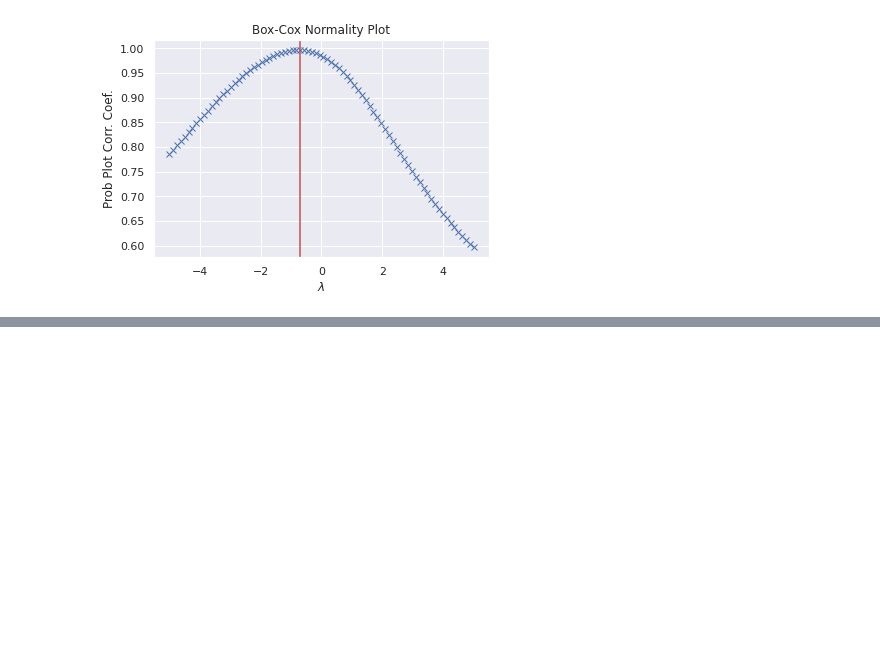
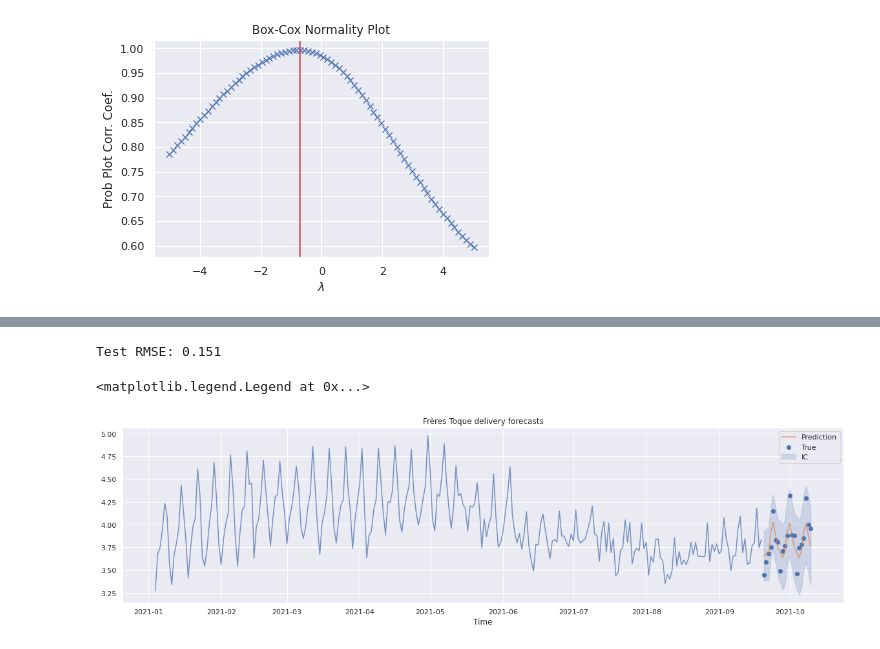
Before and after one commit to amait41/time-series, a Jupyter notebook: preprocessing.ipynb, the cells around one changed output, grey strips where cells are left out. Saved outputs shown, nothing was run; the diff lists cells and outputs as text; code cells hidden in the pictures; blank space fills up the shorter version.

Commit message:
test sarima

```diff
--- a/preprocessing.ipynb
+++ b/preprocessing.ipynb
@@ -129,0 +230,31 @@ print(model.summary())
+# %%
+# #############################################################################
+# Load the data and split it into separate pieces
+train, test = model_selection.train_test_split(y, train_size=259)
+
+# Fit a simple auto_arima model
+modl = pm.auto_arima(train, start_p=0, start_q=0, max_d=1, start_P=0, start_Q=0,
+                     max_p=5, max_q=5, max_P=1, max_Q=1, seasonal=True,
+                     stepwise=True, suppress_warnings=True, max_D=1,
+                     error_action='ignore')
+
+# Create predictions for the future, evaluate on test
+preds, conf_int = modl.predict(n_periods=test.shape[0], return_conf_int=True)
+
+# Print the error:
+print("Test RMSE: %.3f" % np.sqrt(mean_squared_error(test, preds)))
+
+# #############################################################################
+# Plot the points and the forecasts
+plt.figure(figsize=(20, 5))
+plt.plot(ts.index.values[:train.shape[0]], train, alpha=0.75)
+plt.plot(ts.index.values[train.shape[0]:], preds, alpha=0.75, label="Prediction")
+plt.scatter(ts.index.values[train.shape[0]:], test, marker="o", label="True")
+plt.fill_between(ts.index.values[-preds.shape[0]:], conf_int[:, 0], conf_int[:, 1], alpha=0.2, color='b', label="IC")
+plt.title("Frères Toque delivery forecasts")
+plt.xlabel("Time")
+plt.legend()
+# %% [output]
+Test RMSE: 0.151
+<matplotlib.legend.Legend at 0x...>
+[figure, added]
```
Also changed, not shown: parts of 14 cells of this notebook.
